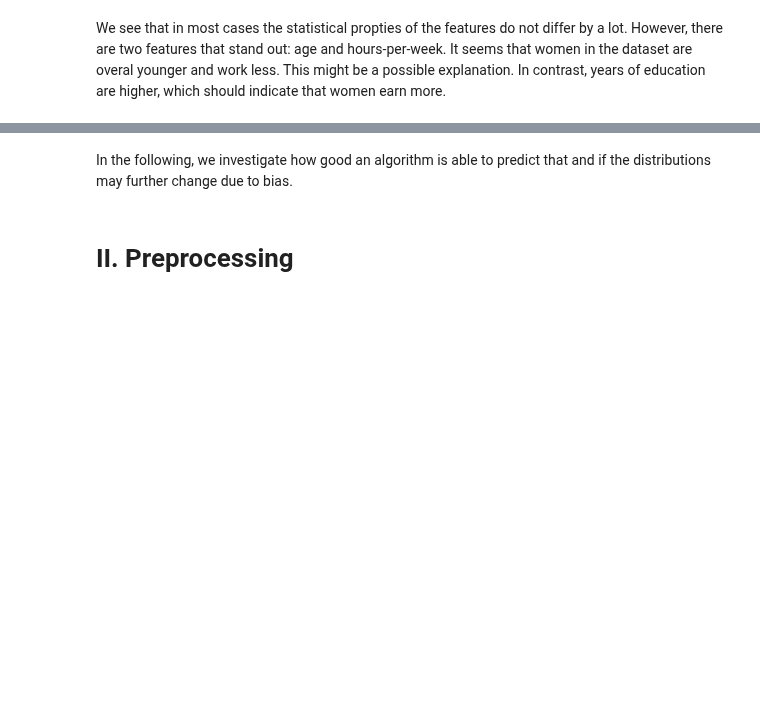
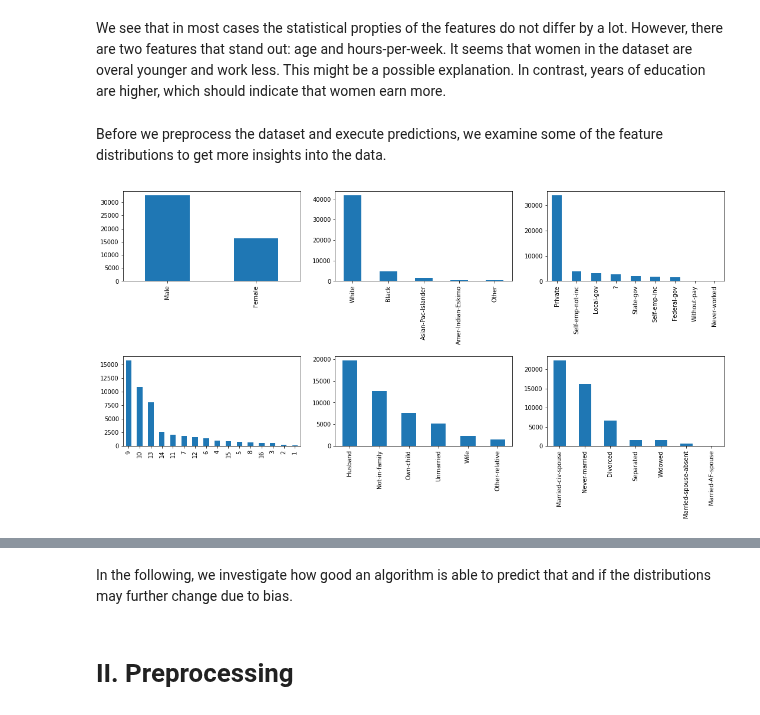
Before and after one commit to NiklasSabel/Industrial-Applications-of-Artificial-Intelligence, a Jupyter notebook: notebooks/Tertiary Sector/Finance_new.ipynb, the cells around one changed output, grey strips where cells are left out. Saved outputs shown, nothing was run; the diff lists cells and outputs as text; code cells hidden in the pictures; blank space fills up the shorter version.

```diff
--- a/notebooks/Tertiary Sector/Finance_new.ipynb
+++ b/notebooks/Tertiary Sector/Finance_new.ipynb
@@ -140,3 +140,18 @@ df_female.describe().transpose().applymap("{:.2f}".format)
 | hours-per-week | 16192.00 | 36.40 | 11.95 | 1.00 | 30.00 | 40.00 | 40.00 | 99.00 |
 # %% [markdown]
 We see that in most cases the statistical propties of the features do not differ by a lot. However, there are two features that stand out: age and hours-per-week. It seems that women in the dataset are overal younger and work less. This might be a possible explanation. In contrast, years of education are higher, which should indicate that women earn more.
+# %% [markdown]
+Before we preprocess the dataset and execute predictions, we examine some of the feature distributions to get more insights into the data.
+# %%
+fig, axes = plt.subplots(2, 3,  figsize=(15,8))
+
+#list of features to show
+features = ['gender','race','workclass','educational-num','relationship','marital-status']
+
+for i in range(2):
+    for j in range(3):
+        df[features[3*i+j]].value_counts().plot(kind='bar', ax = axes[i,j])
+fig.tight_layout(h_pad=2, w_pad=2)
+plt.show()
+# %% [output]
+[figure, added]
```
Also changed, not shown: parts of 4 cells of this notebook.
